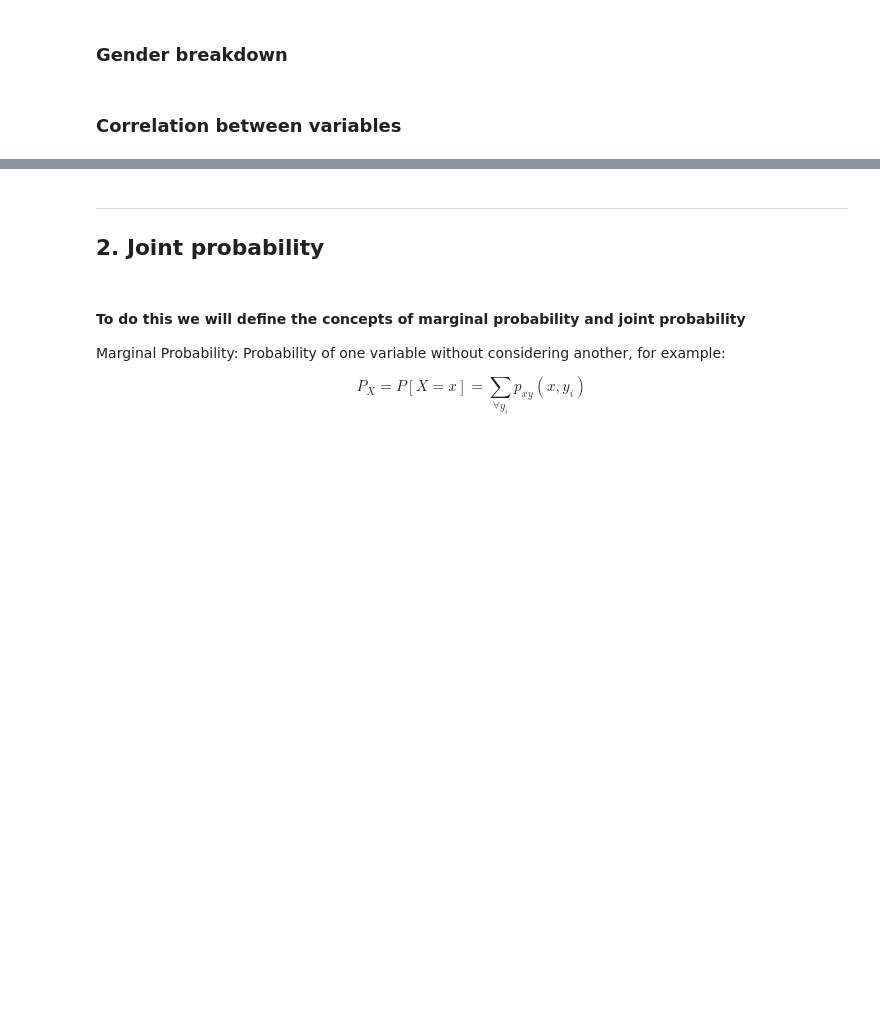
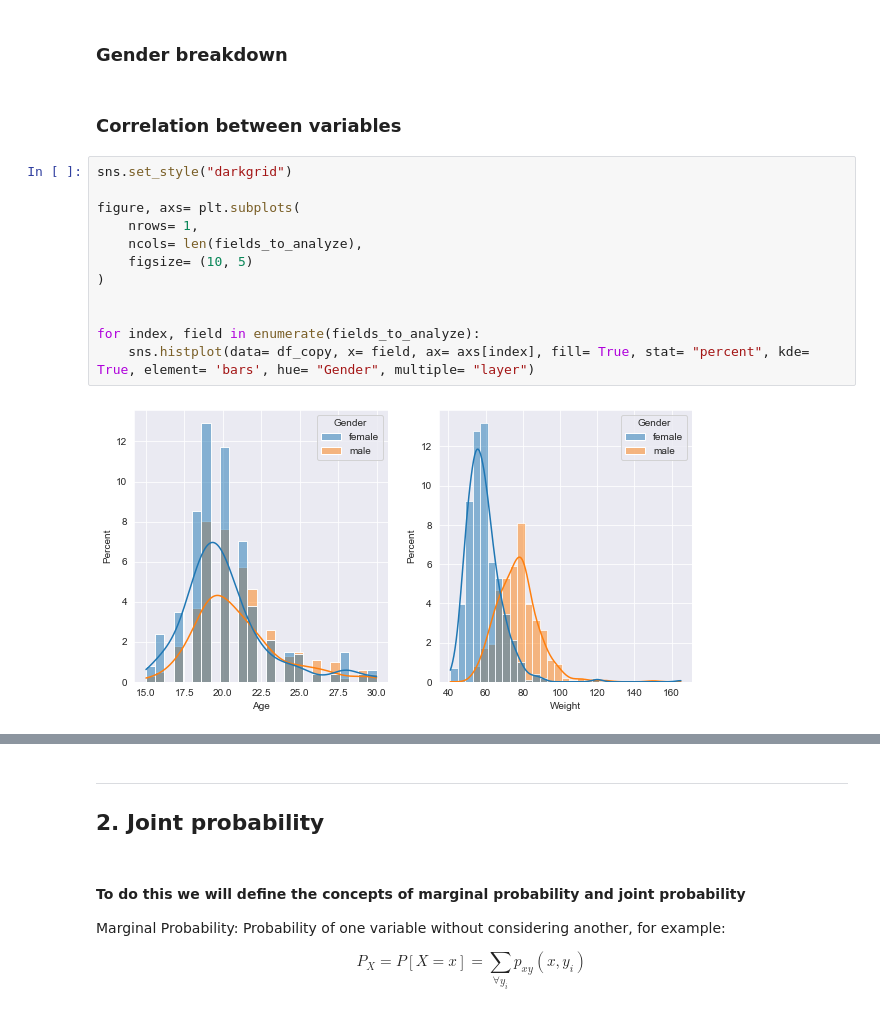
Before and after one commit to eudesz/AnyoneAI, a Jupyter notebook: Practice_Intro_to_Probability_and_Statistics.ipynb, the cells around one changed output, grey strips where cells are left out. Drawn from its saved outputs; the diff is of its cells as text; blank space fills up the shorter version.

```diff
--- a/Practice_Intro_to_Probability_and_Statistics.ipynb
+++ b/Practice_Intro_to_Probability_and_Statistics.ipynb
@@ -101,3 +115,17 @@ pd.DataFrame(df_copy.apply(lambda x: x.isna().sum()), columns= ['# Missing Value
 ### Gender breakdown
 # %% [markdown]
 ### Correlation between variables
+# %%
+sns.set_style("darkgrid")
+
+figure, axs= plt.subplots(
+    nrows= 1,
+    ncols= len(fields_to_analyze),
+    figsize= (10, 5)
+)
+
+
+for index, field in enumerate(fields_to_analyze):
+    sns.histplot(data= df_copy, x= field, ax= axs[index], fill= True, stat= "percent", kde= True, element= 'bars', hue= "Gender", multiple= "layer")
+# %% [output]
+[figure, added]
```
Also changed, not shown: parts of 14 cells of this notebook.
